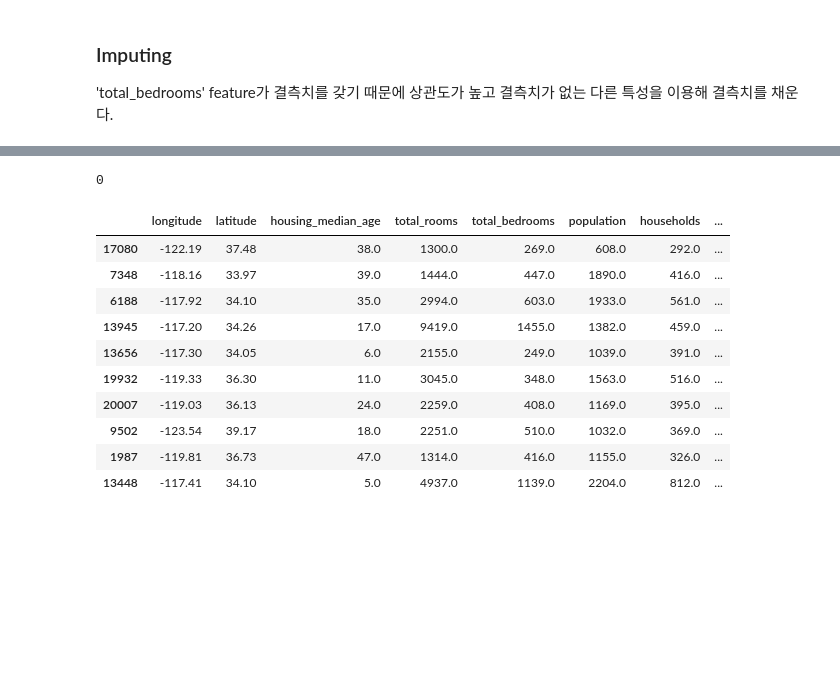
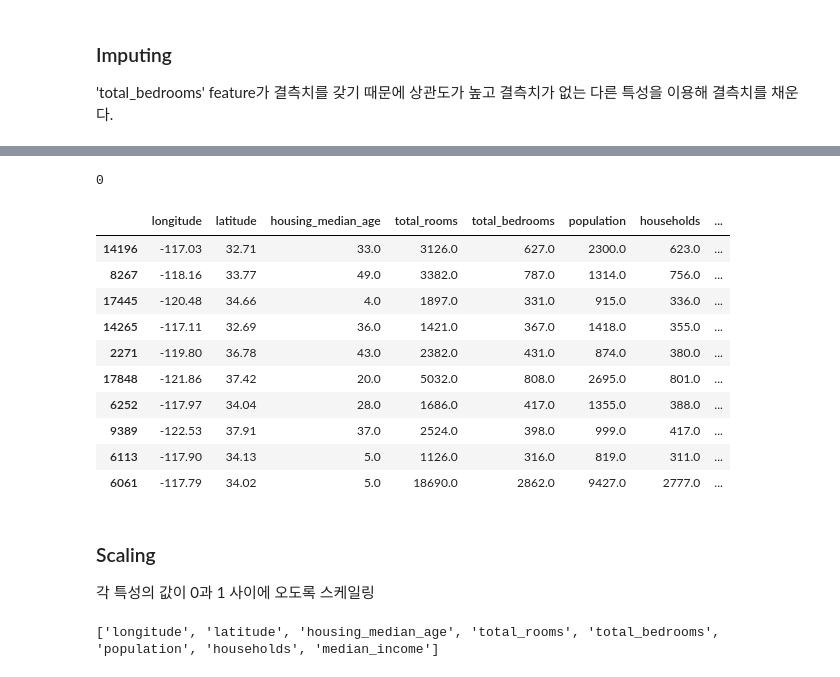
Before and after one commit to wowo0709/MachineLearning, a Jupyter notebook: week2/Lab 1 - End to End Machine Learning Process.ipynb, the cells around one changed output, grey strips where cells are left out. Drawn from its saved outputs; the diff is of its cells as text; code cells hidden in the pictures; blank space fills up the shorter version.

```diff
--- a/week2/Lab 1 - End to End Machine Learning Process.ipynb
+++ b/week2/Lab 1 - End to End Machine Learning Process.ipynb
@@ -201,11 +102,9 @@ memory usage: 1.6+ MB
 # %% [markdown]
 ## Split dataset to Training/Validation Set
 # %%
-housing["income_cat"] = pd.cut(housing["median_income"],
-                               bins=[0., 1.5, 3.0, 4.5, 6., np.inf],
-                               labels=[1, 2, 3, 4, 5])
+X = housing.drop('median_house_value',axis=1)
+y = housing['median_house_value']
 
-split = StratifiedShuffleSplit(test_size=0.2, random_state=42)
-for train_index, test_index in split.split(housing, housing["income_cat"]):
-    train_set = housing.loc[train_index]
-    test_set = housing.loc[test_index]
+X_train, X_test, y_train, y_test = train_test_split(X, y, test_size=0.2,
+                                                    shuffle=True,
+                                                    random_state=42)
@@ -285,6 +179,5 @@ class MyImputer():
 # %%
 imputer = MyImputer()
 
-# correlation이 높은 feature를 사용해 결측치 보간
-label_feature = train_set.corr()['total_bedrooms'].sort_values(ascending=False)[1]
-train_feature['total_bedrooms'] = imputer.fit_transform(train_feature['total_bedrooms'], train_label)
+# correlation이 높은 'households' feature를 사용해 결측치 보간
+X_train['total_bedrooms'] = imputer.fit_transform(X_train['total_bedrooms'], X_train['households'])
@@ -291,17 +190,27 @@ train_feature['total_bedrooms'] = imputer.fit_transform(train_feature['total_bed
 # %%
-print(sum(train_feature['total_bedrooms'].isna()))
+print(sum(X_train['total_bedrooms'].isna()))
 
-train_feature.head(10)
+X_train.head(10)
 # %% [output]
 0
 |  | longitude | latitude | housing_median_age | total_rooms | total_bedrooms | population | households | ... |
-| 17080 | -122.19 | 37.48 | 38.0 | 1300.0 | 269.0 | 608.0 | 292.0 | ... |
-| 7348 | -118.16 | 33.97 | 39.0 | 1444.0 | 447.0 | 1890.0 | 416.0 | ... |
-| 6188 | -117.92 | 34.10 | 35.0 | 2994.0 | 603.0 | 1933.0 | 561.0 | ... |
-| 13945 | -117.20 | 34.26 | 17.0 | 9419.0 | 1455.0 | 1382.0 | 459.0 | ... |
-| 13656 | -117.30 | 34.05 | 6.0 | 2155.0 | 249.0 | 1039.0 | 391.0 | ... |
-| 19932 | -119.33 | 36.30 | 11.0 | 3045.0 | 348.0 | 1563.0 | 516.0 | ... |
-| 20007 | -119.03 | 36.13 | 24.0 | 2259.0 | 408.0 | 1169.0 | 395.0 | ... |
-| 9502 | -123.54 | 39.17 | 18.0 | 2251.0 | 510.0 | 1032.0 | 369.0 | ... |
-| 1987 | -119.81 | 36.73 | 47.0 | 1314.0 | 416.0 | 1155.0 | 326.0 | ... |
-| 13448 | -117.41 | 34.10 | 5.0 | 4937.0 | 1139.0 | 2204.0 | 812.0 | ... |
+| 14196 | -117.03 | 32.71 | 33.0 | 3126.0 | 627.0 | 2300.0 | 623.0 | ... |
+| 8267 | -118.16 | 33.77 | 49.0 | 3382.0 | 787.0 | 1314.0 | 756.0 | ... |
+| 17445 | -120.48 | 34.66 | 4.0 | 1897.0 | 331.0 | 915.0 | 336.0 | ... |
+| 14265 | -117.11 | 32.69 | 36.0 | 1421.0 | 367.0 | 1418.0 | 355.0 | ... |
+| 2271 | -119.80 | 36.78 | 43.0 | 2382.0 | 431.0 | 874.0 | 380.0 | ... |
+| 17848 | -121.86 | 37.42 | 20.0 | 5032.0 | 808.0 | 2695.0 | 801.0 | ... |
+| 6252 | -117.97 | 34.04 | 28.0 | 1686.0 | 417.0 | 1355.0 | 388.0 | ... |
+| 9389 | -122.53 | 37.91 | 37.0 | 2524.0 | 398.0 | 999.0 | 417.0 | ... |
+| 6113 | -117.90 | 34.13 | 5.0 | 1126.0 | 316.0 | 819.0 | 311.0 | ... |
+| 6061 | -117.79 | 34.02 | 5.0 | 18690.0 | 2862.0 | 9427.0 | 2777.0 | ... |
+# %% [markdown]
+### Scaling
+
+각 특성의 값이 0과 1 사이에 오도록 스케일링
+# %%
+num_columns = list(X_train.columns[:-1])
+print(num_columns)
+num_attribs = X_train.drop('ocean_proximity', axis=1)
+# %% [output]
+['longitude', 'latitude', 'housing_median_age', 'total_rooms', 'total_bedrooms', 'population', 'households', 'median_income']
```
Also changed, not shown: parts of 22 cells of this notebook, 2 other files.
